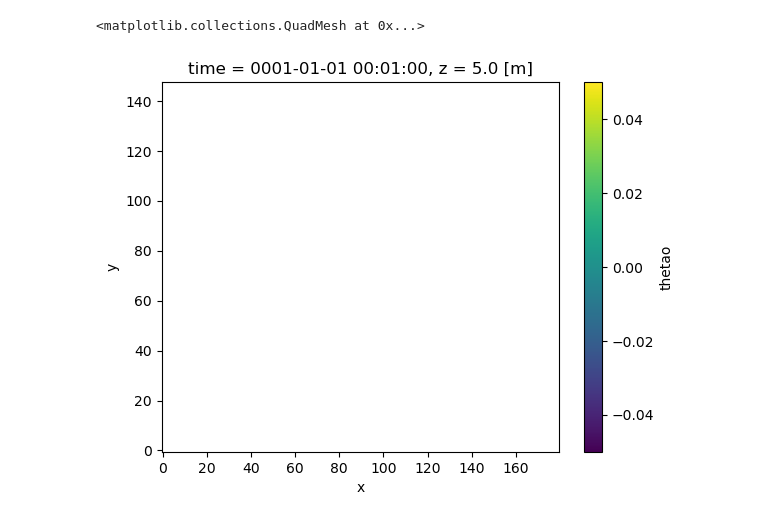
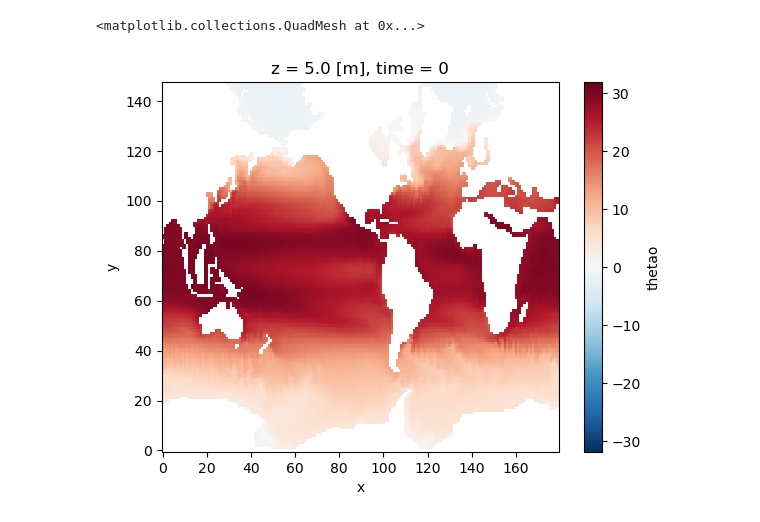
Before and after one commit to asozza/stece, a Jupyter notebook: osprey/notebooks/test_EOF.ipynb, the cells around one changed output. Saved outputs shown, nothing was run; the diff lists cells and outputs as text; code cells hidden in the pictures.

```diff
--- a/osprey/notebooks/test_EOF.ipynb
+++ b/osprey/notebooks/test_EOF.ipynb
@@ -10,9 +14,7 @@ from osprey.utils.folders import folders
 # %%
-expname = "FE00"
+expname = "lfr0"
 var = "thetao"
 ndim ="3D"
-startyear = 1995
-endyear = 1999
-endleg = 11
-yearspan = 5
+endleg = 71
+yearspan = 10
 yearleap = 10
@@ -37,0 +224,4 @@ for i in range(4):
+# %%
+gdata = xr.open_mfdataset(os.path.join(dirs['tmp'], str(endleg).zfill(3), f"{var}_forecast_{startyear}-{endyear}.nc"), use_cftime=True, preprocess=preproc_forecast_3D)
+# %%
+gdata = gdata.rename({'time_counter': 'time', 'nav_lev': 'z'})
@@ -38,5 +283,5 @@ for i in range(4):
 # %%
-field['thetao'].isel(z=0).plot()
+gdata['thetao'].isel(time=0,z=0).plot()
 # %% [output]
 <matplotlib.collections.QuadMesh at 0x...>
-[figure, old version]
+[figure, new version]
```
Also changed, not shown: parts of 22 cells of this notebook, 11 other files.
